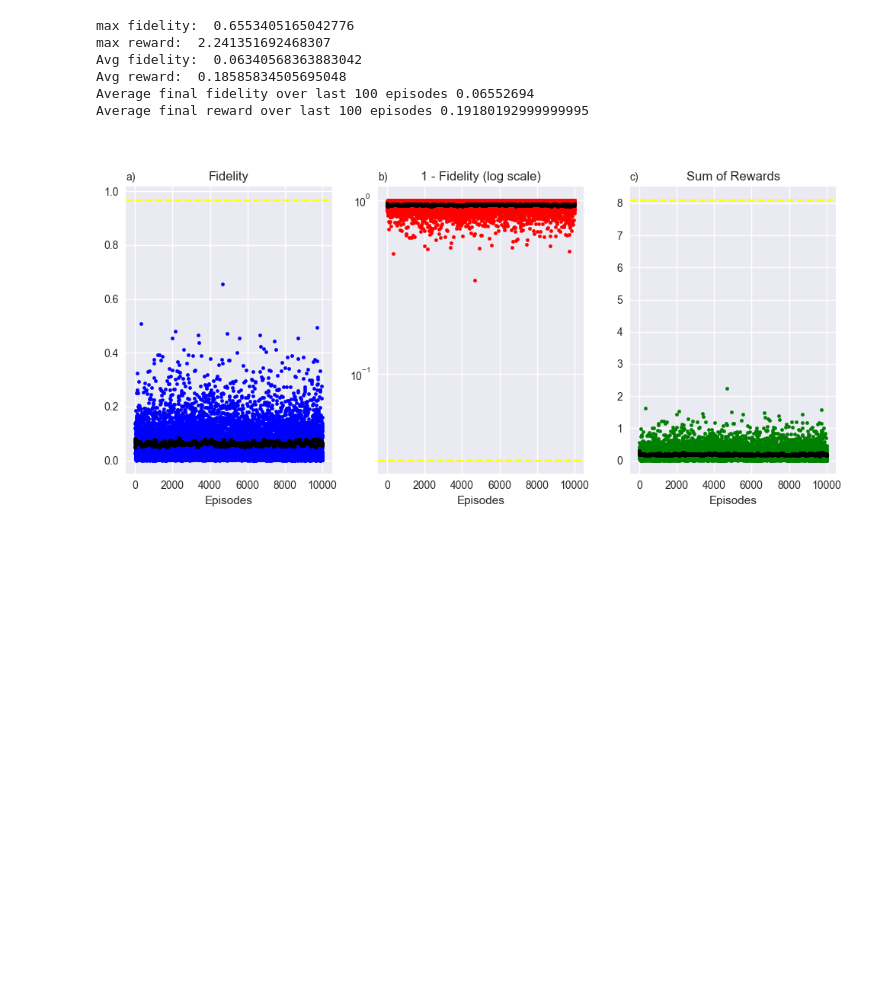
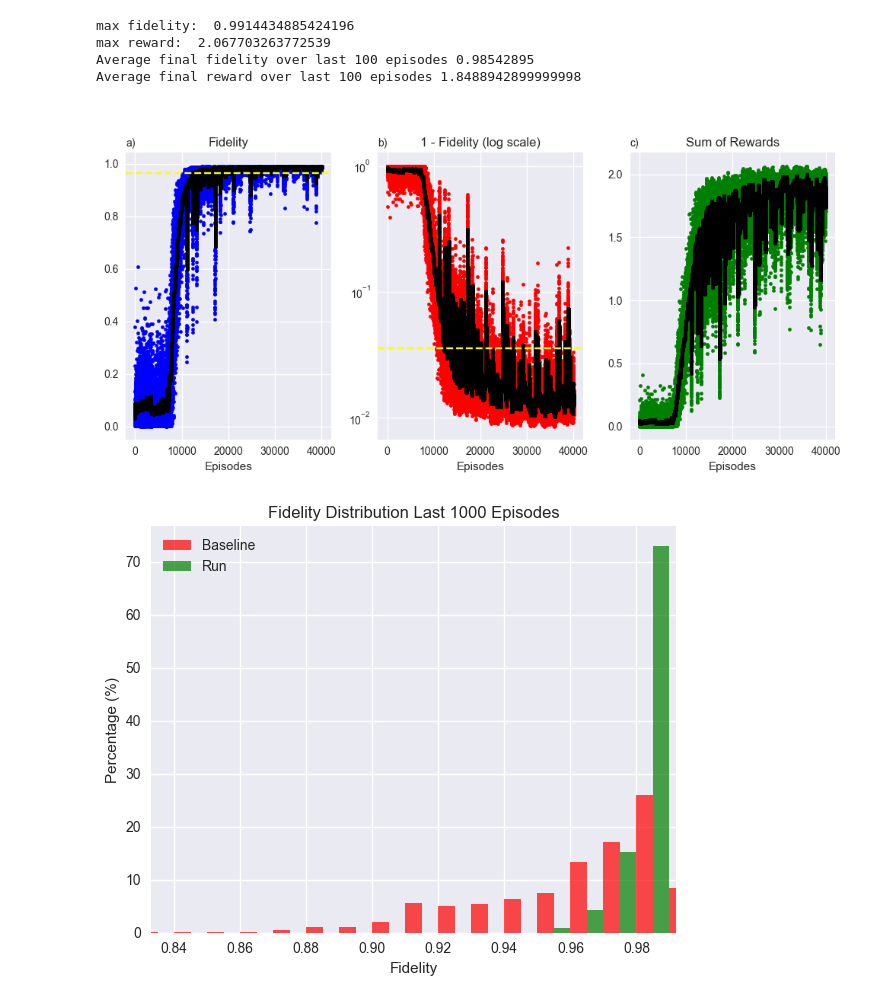
Before and after one commit to Farquhar13/relaqs, a Jupyter notebook: scripts/two-qubits/compare_w_baseline.ipynb, the cells around one changed output. Drawn from its saved outputs; the diff is of its cells as text; code cells hidden in the pictures; blank space fills up the shorter version.

Commit message:
major work on two qubit

```diff
--- a/scripts/two-qubits/compare_w_baseline.ipynb
+++ b/scripts/two-qubits/compare_w_baseline.ipynb
@@ -5,11 +5,19 @@ from matplotlib import rcParams
 import matplotlib as mpl
 import pandas as pd
 # %%
-baseline =  pd.read_csv("/Users/vishchaudhary/rl-repo/results/two-qubit gates/CNOT_baseline_2_2025-04-27_23-43-53/env_data.csv", header=0)
+# baseline =  pd.read_csv("/Users/vishchaudhary/rl-repo/results/two-qubit gates/CNOT_baseline_2_2025-04-27_23-43-53/env_data.csv", header=0)
 # Avg fidelity:  0.9710715910393275
 # Avg reward:  8.202954719899443
 # Average final fidelity over last 100 episodes 0.9683191
 # Average final reward over last 100 episodes 8.102796190000001
+
+# baseline = pd.read_csv("/Users/vishchaudhary/rl-repo/results/two-qubit gates/random_baseline_4haarNum_2025-04-29_19-59-24/env_data.csv", header=0)
+# Avg fidelity:  0.7481829982614437
+# Avg reward:  3.1326474872404253
+# Average final fidelity over last 100 episodes 0.7508045100000001
+# Average final reward over last 100 episodes 3.1776021800000005
+# baseline = pd.read_csv("/Users/vishchaudhary/rl-repo/results/two-qubit gates/random_baseline_2haarNum_2025-04-29_20-04-22/env_data.csv", header=0)
+baseline = pd.read_csv('/Users/vishchaudhary/rl-repo/results/two-qubit gates/CNOT_baseline_relaxation_2025-05-07_00-29-43/env_data.csv', header=0)
 # %%
 def plot_data(df, figure_title=" ", fid_line=None, reward_line=None):
     """ Currently works for constant episode_length """
@@ -105,7 +113,7 @@ def plot_data(df, figure_title=" ", fid_line=None, reward_line=None):
     plt.tight_layout()
     plt.show()
 # %%
-def compare_histograms(df_base, df_run, bins_fid=100, bins_inf=50, last_n=100):
+def compare_histograms(df_base, df_run, bins_fid=100, bins_inf=50, last_n=5000):
 
 
     # Extract fidelities
@@ -189,15 +197,14 @@ def compare_histograms(df_base, df_run, bins_fid=100, bins_inf=50, last_n=100):
     plt.tight_layout()
     plt.show()
 # %%
-df = pd.read_csv("/Users/vishchaudhary/rl-repo/results/two-qubit gates/2025-04-27_20-50-56/env_data.csv", header=0)
+df = pd.read_csv("/Users/vishchaudhary/rl-repo/results/two-qubit gates/CNOT2025-05-15_05-02-22/env_data.csv", header=0)
 
-plot_data(df, fid_line=0.9683191, reward_line=8.102796190000001)
-# compare_histograms(df_base=baseline, df_run = df)
+plot_data(df, fid_line=0.9645082899999999)
+compare_histograms(df_base=baseline, df_run = df, last_n=1000)
 # %% [output]
-max fidelity:  0.6553405165042776
-max reward:  2.241351692468307
-Avg fidelity:  0.06340568363883042
-Avg reward:  0.18585834505695048
-Average final fidelity over last 100 episodes 0.06552694
-Average final reward over last 100 episodes 0.19180192999999995
+max fidelity:  0.9914434885424196
+max reward:  2.067703263772539
+Average final fidelity over last 100 episodes 0.98542895
+Average final reward over last 100 episodes 1.8488942899999998
-[figure, old version]
+[figure, new version]
+[figure, added]
```
Also changed, not shown: parts of 3 cells of this notebook, 13 other files.
